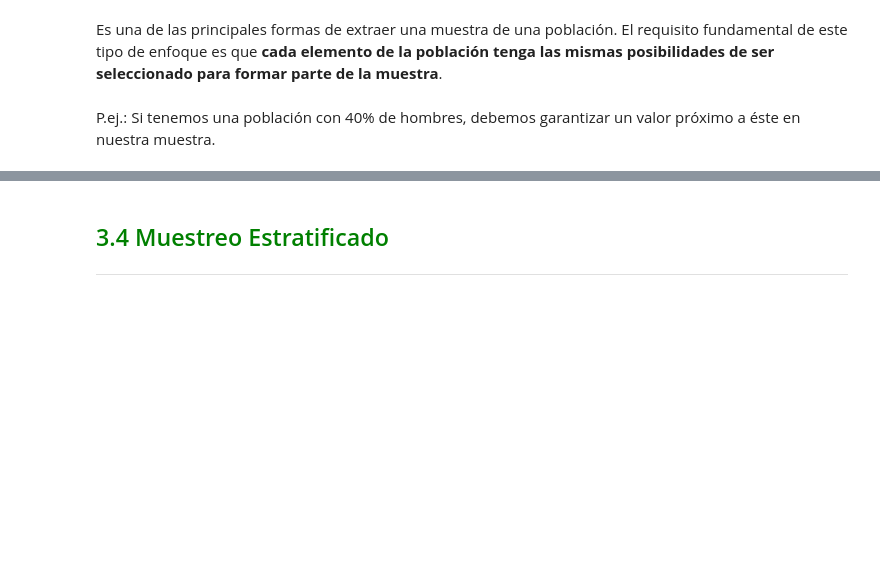
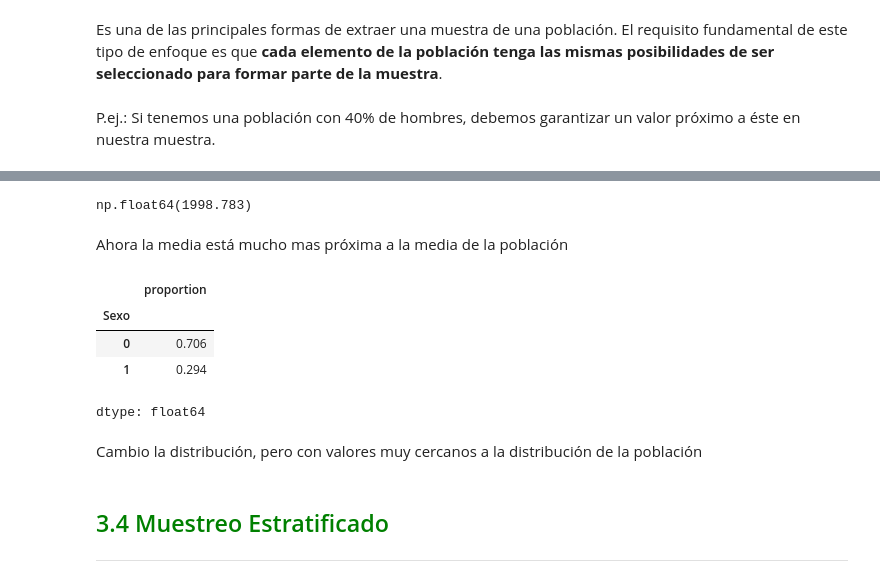
Before and after one commit to Maucho6340/1764-estadistica-con-python-probabilidad-y-muestreo, a Jupyter notebook: Curso_de_Etadística_Parte_2.ipynb, the cells around one changed output, grey strips where cells are left out. Drawn from its saved outputs; the diff is of its cells as text; code cells hidden in the pictures; blank space fills up the shorter version.

```diff
--- a/Curso_de_Etadística_Parte_2.ipynb
+++ b/Curso_de_Etadística_Parte_2.ipynb
@@ -1084,3 +1137,27 @@ P.ej.: Si tenemos una población con 40% de hombres, debemos garantizar un valor
+# %%
+# Crea muestra aleatoria simple de 1000 datos
+muestra=datos.sample(n=1000, random_state=101)
+
+# Revisamos si seleccionó los 100 datos
+muestra.shape[0]
+
+# Calculamos la media para la muestra
+muestra.Ingreso.mean()
+# %% [output]
+np.float64(1998.783)
+# %% [markdown]
+Ahora la media está mucho mas próxima a la media de la población
+# %%
+# Vamos a verificar la distribución de sexo en la muestra
+muestra.Sexo.value_counts(normalize=True)
+# %% [output]
+|  | proportion |
+| Sexo |  |
+| 0 | 0.706 |
+| 1 | 0.294 |
+dtype: float64
+# %% [markdown]
+Cambio la distribución, pero con valores muy cercanos a la distribución de la población
 # %% [markdown]
 ## <font color=green>3.4 Muestreo Estratificado</font>
 ***
```
Also changed, not shown: parts of 14 cells of this notebook.
